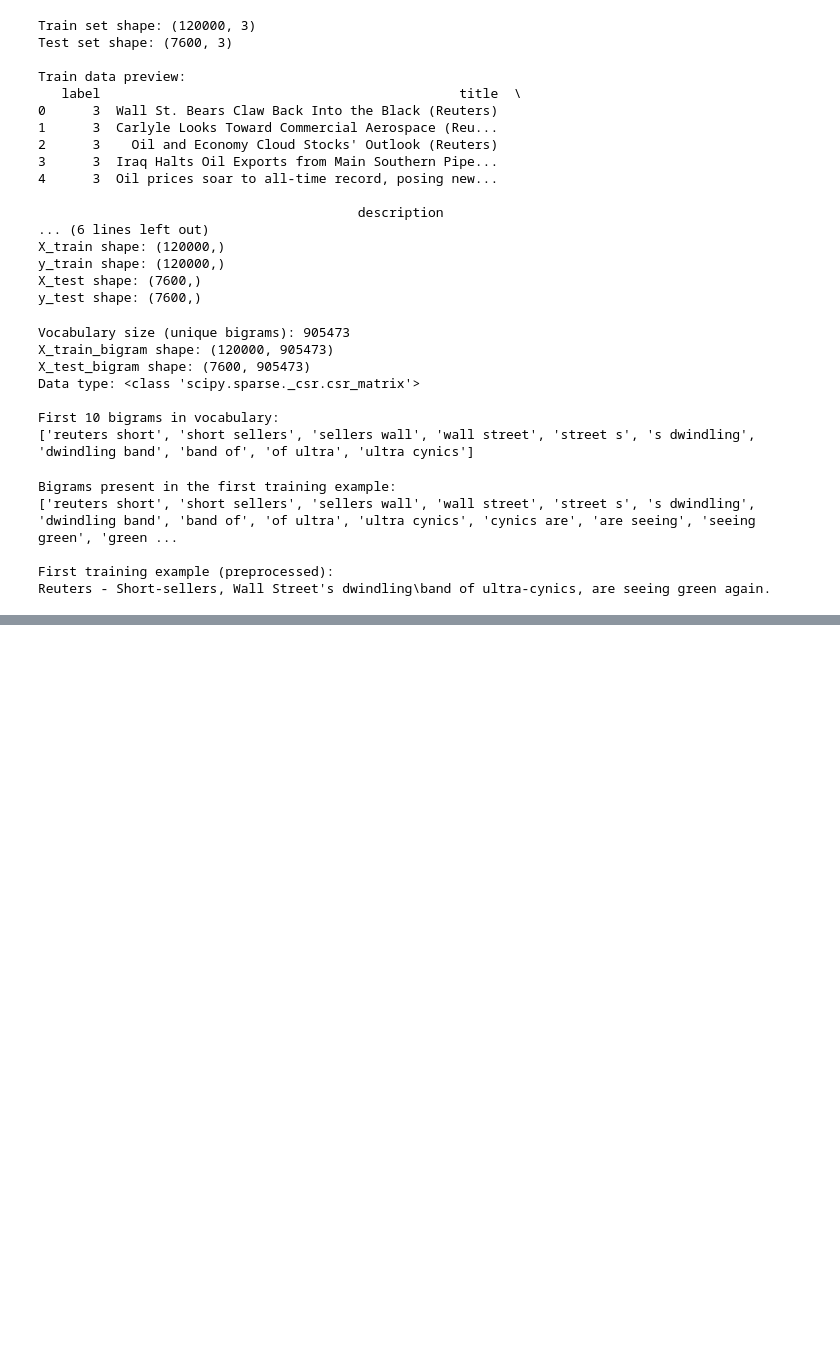
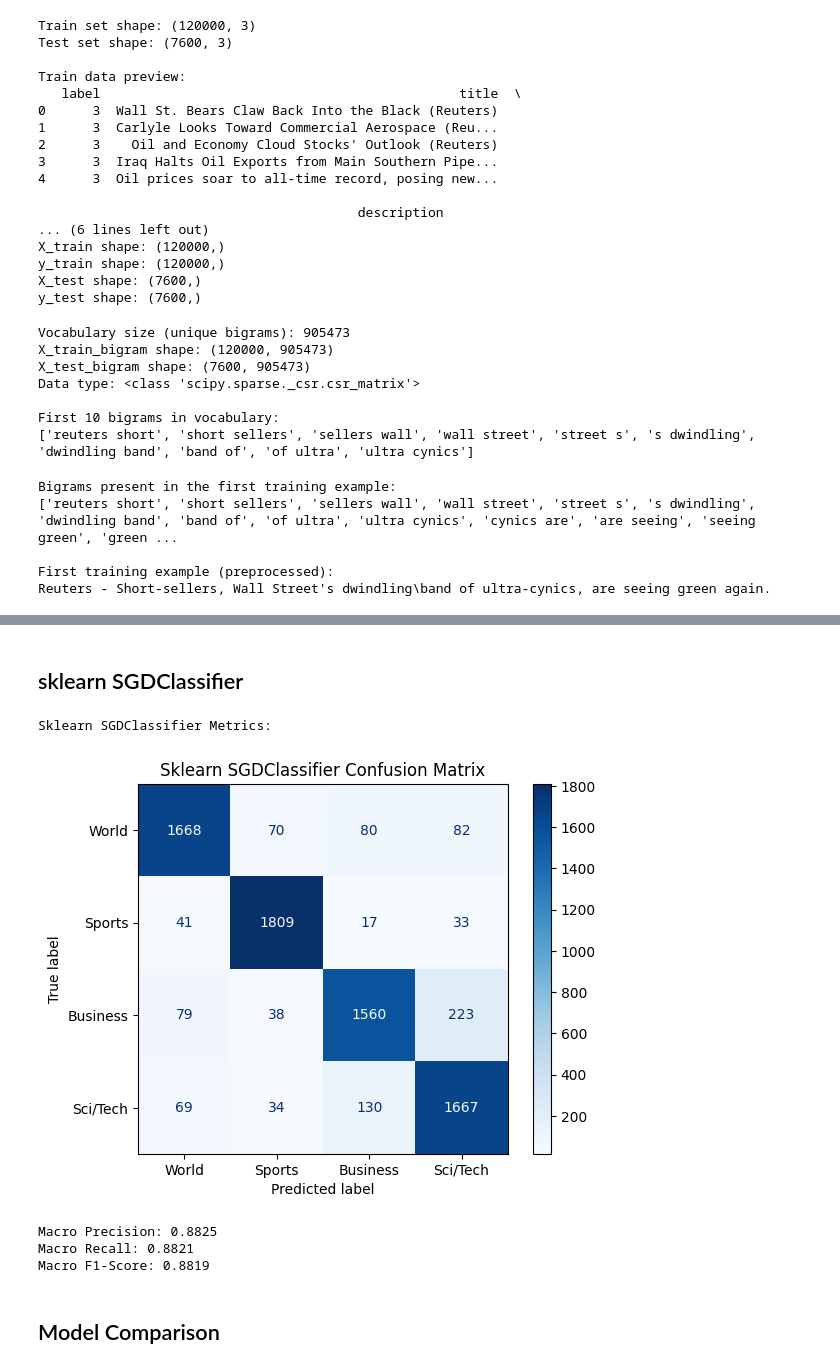
Before and after one commit to omar-hekal/NLP-Assignment1, a Jupyter notebook: Text Classification/logistic_regression.ipynb, the cells around one changed output, grey strips where cells are left out. Drawn from its saved outputs; the diff is of its cells as text; code cells hidden in the pictures; blank space fills up the shorter version.

```diff
--- a/Text Classification/logistic_regression.ipynb
+++ b/Text Classification/logistic_regression.ipynb
@@ -98,0 +349,32 @@ Reuters - Short-sellers, Wall Street's dwindling\band of ultra-cynics, are seein
+# %% [markdown]
+## sklearn SGDClassifier
+# %%
+# Train sklearn SGDClassifier with same parameters as scratch model
+sgd_model = SGDClassifier(loss='log_loss', max_iter=50, eta0=0.1, learning_rate='constant', random_state=42)
+sgd_model.fit(X_train_split, y_train_split)
+
+# Test sklearn SGDClassifier
+sgd_test_pred = sgd_model.predict(X_test_bigram)
+
+print("Sklearn SGDClassifier Metrics:")
+sgd_cm = confusion_matrix(y_test - 1, sgd_test_pred - 1)
+disp = ConfusionMatrixDisplay(confusion_matrix=sgd_cm, display_labels=list(label_idx_to_name.values()))
+disp.plot(cmap='Blues')
+plt.title("Sklearn SGDClassifier Confusion Matrix")
+plt.show()
+
+sgd_precision = precision_score(y_test - 1, sgd_test_pred - 1, average='macro')
+sgd_recall = recall_score(y_test - 1, sgd_test_pred - 1, average='macro')
+sgd_f1 = f1_score(y_test - 1, sgd_test_pred - 1, average='macro')
+
+print(f"Macro Precision: {sgd_precision:.4f}")
+print(f"Macro Recall: {sgd_recall:.4f}")
+print(f"Macro F1-Score: {sgd_f1:.4f}")
+# %% [output]
+Sklearn SGDClassifier Metrics:
+[figure, added]
+Macro Precision: 0.8825
+Macro Recall: 0.8821
+Macro F1-Score: 0.8819
+# %% [markdown]
+## Model Comparison
```
Also changed, not shown: parts of 10 cells of this notebook.
